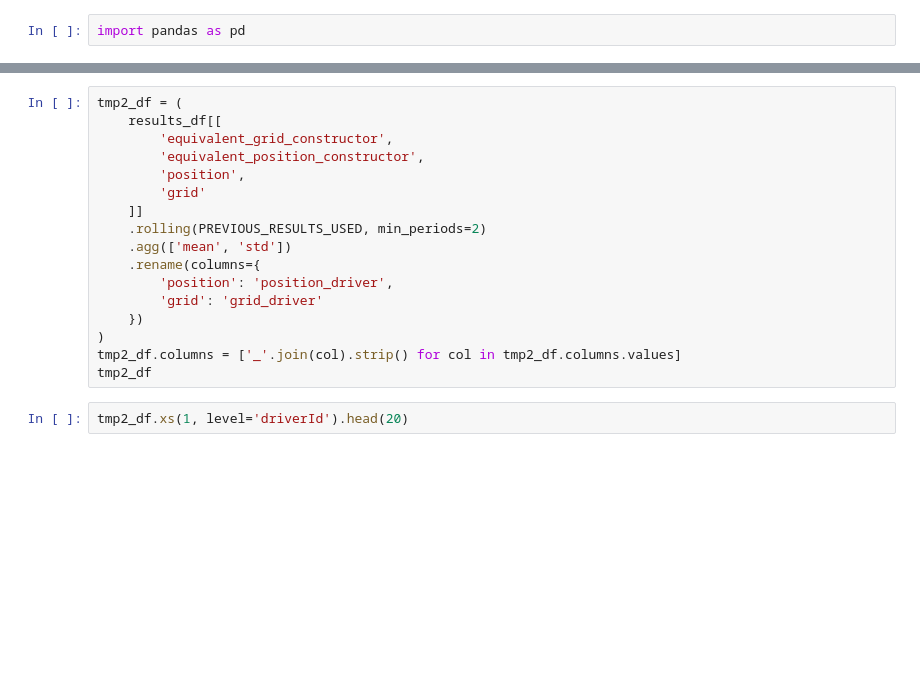
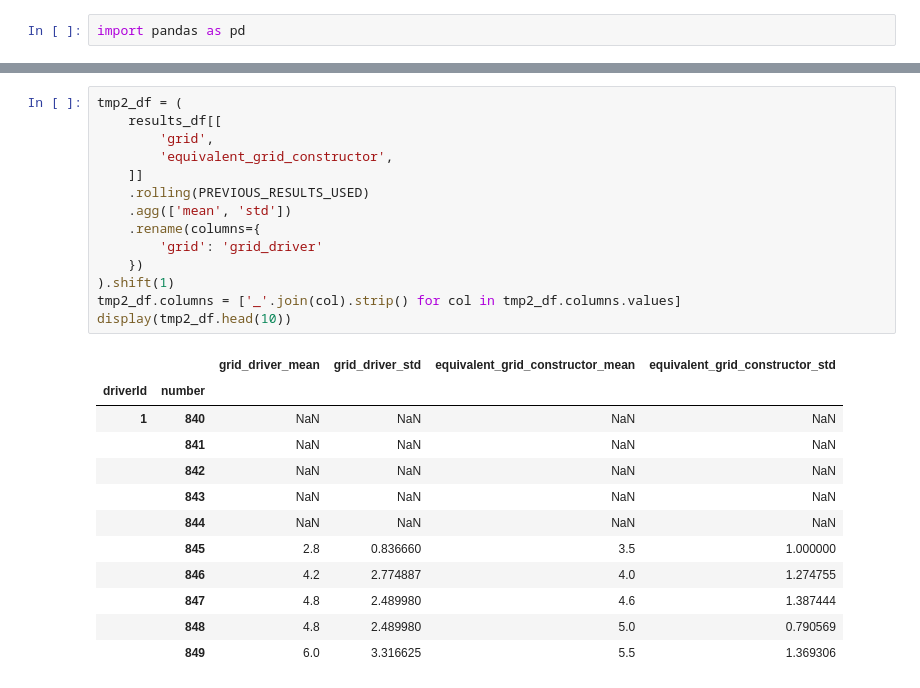
Before and after one commit to GuiCT/data-science-uni, a Jupyter notebook: predictive.ipynb, the cells around one changed output, grey strips where cells are left out. Cells and saved outputs as stored; diff of their text form; blank space fills up the shorter version.

```diff
--- a/predictive.ipynb
+++ b/predictive.ipynb
@@ -76,19 +153,27 @@ results_df
 # %%
 tmp2_df = (
     results_df[[
+        'grid',
         'equivalent_grid_constructor',
-        'equivalent_position_constructor',
-        'position',
-        'grid'
     ]]
-    .rolling(PREVIOUS_RESULTS_USED, min_periods=2)
+    .rolling(PREVIOUS_RESULTS_USED)
     .agg(['mean', 'std'])
     .rename(columns={
-        'position': 'position_driver',
         'grid': 'grid_driver'
     })
-)
+).shift(1)
 tmp2_df.columns = ['_'.join(col).strip() for col in tmp2_df.columns.values]
-tmp2_df
+display(tmp2_df.head(10))
+# %% [output]
+|  |  | grid_driver_mean | grid_driver_std | equivalent_grid_constructor_mean | equivalent_grid_constructor_std |
+| driverId | number |  |  |  |  |
+| 1 | 840 | NaN | NaN | NaN | NaN |
+|  | 841 | NaN | NaN | NaN | NaN |
+|  | 842 | NaN | NaN | NaN | NaN |
+|  | 843 | NaN | NaN | NaN | NaN |
+|  | 844 | NaN | NaN | NaN | NaN |
+|  | 845 | 2.8 | 0.836660 | 3.5 | 1.000000 |
+|  | 846 | 4.2 | 2.774887 | 4.0 | 1.274755 |
+|  | 847 | 4.8 | 2.489980 | 4.6 | 1.387444 |
+|  | 848 | 4.8 | 2.489980 | 5.0 | 0.790569 |
+|  | 849 | 6.0 | 3.316625 | 5.5 | 1.369306 |
-# %%
-tmp2_df.xs(1, level='driverId').head(20)
```
Also changed, not shown: parts of 23 cells of this notebook.
